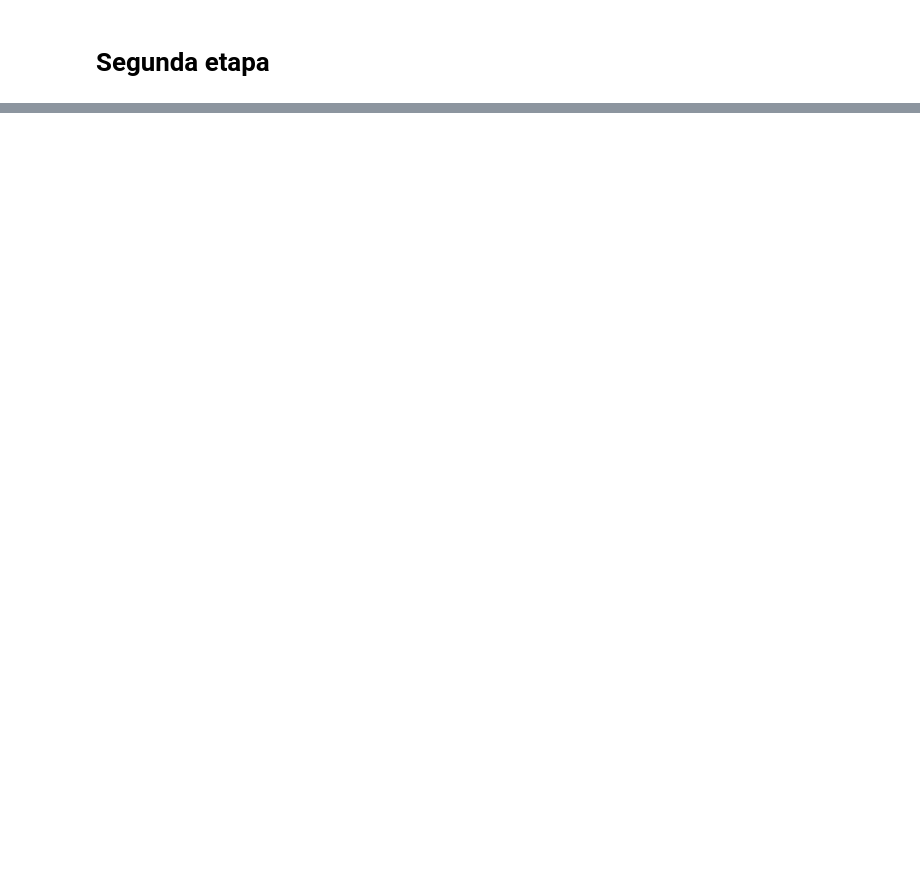
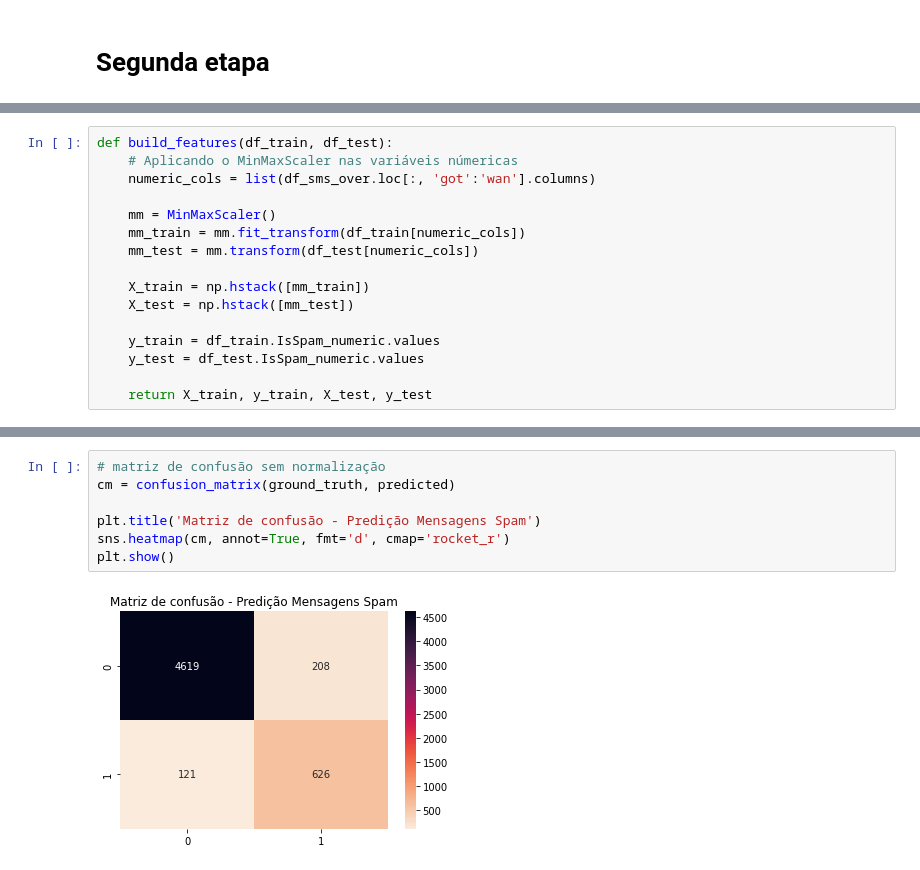
Before and after one commit to gomesfg/seniorlabs-challenge-data-science, a Jupyter notebook: Desafio_DS_Senior_Felipe_Gomes.ipynb, the cells around one changed output, grey strips where cells are left out. Drawn from its saved outputs; the diff is of its cells as text; blank space fills up the shorter version.

```diff
--- a/Desafio_DS_Senior_Felipe_Gomes.ipynb
+++ b/Desafio_DS_Senior_Felipe_Gomes.ipynb
@@ -290,0 +388,16 @@ df.set_index('Date').groupby('Month_Description')['Full_Text'].agg(['idxmax', 'm
+# %%
+def build_features(df_train, df_test):
+    # Aplicando o MinMaxScaler nas variáveis númericas
+    numeric_cols = list(df_sms_over.loc[:, 'got':'wan'].columns)
+
+    mm = MinMaxScaler()
+    mm_train = mm.fit_transform(df_train[numeric_cols])
+    mm_test = mm.transform(df_test[numeric_cols])
+
+    X_train = np.hstack([mm_train])
+    X_test = np.hstack([mm_test])
+
+    y_train = df_train.IsSpam_numeric.values
+    y_test = df_test.IsSpam_numeric.values
+
+    return X_train, y_train, X_test, y_test
@@ -294,0 +632,9 @@ df.set_index('Date').groupby('Month_Description')['Full_Text'].agg(['idxmax', 'm
+# %%
+# matriz de confusão sem normalização
+cm = confusion_matrix(ground_truth, predicted)
+
+plt.title('Matriz de confusão - Predição Mensagens Spam')
+sns.heatmap(cm, annot=True, fmt='d', cmap='rocket_r')
+plt.show()
+# %% [output]
+[figure, added]
```
Also changed, not shown: parts of 22 cells of this notebook, 3 other files.
